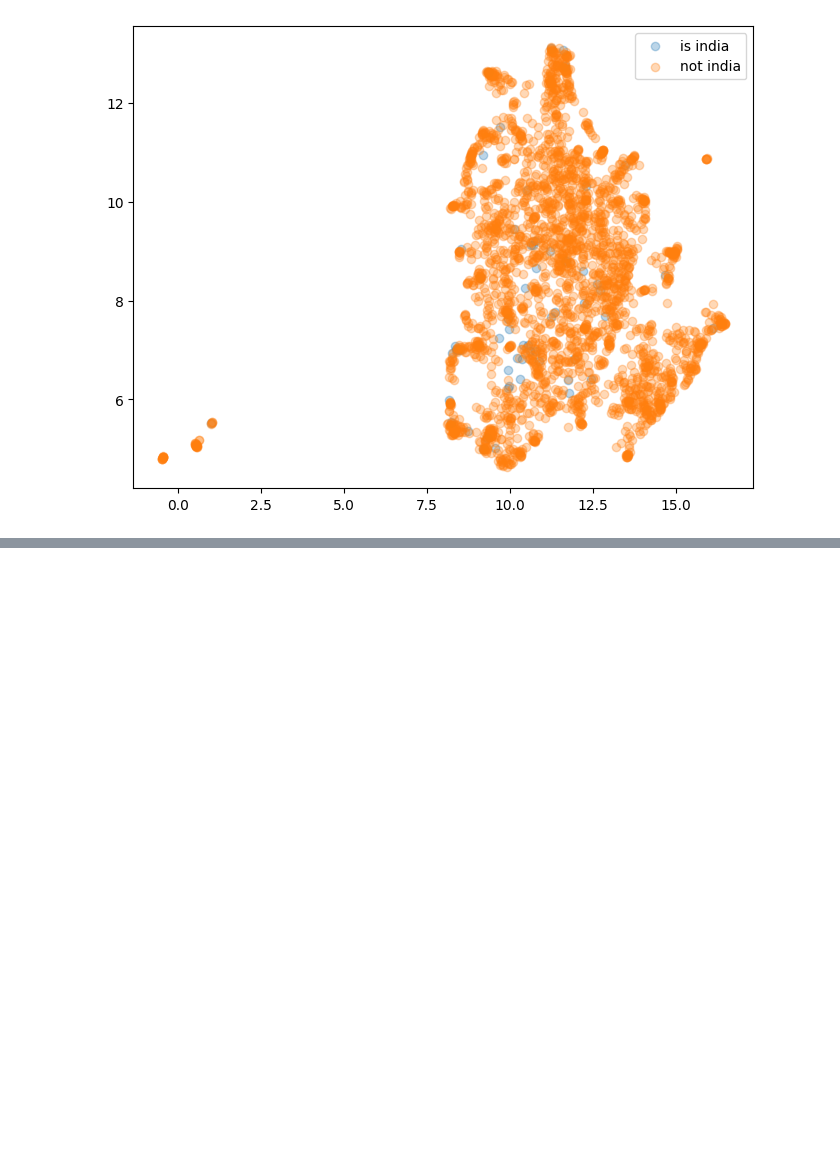
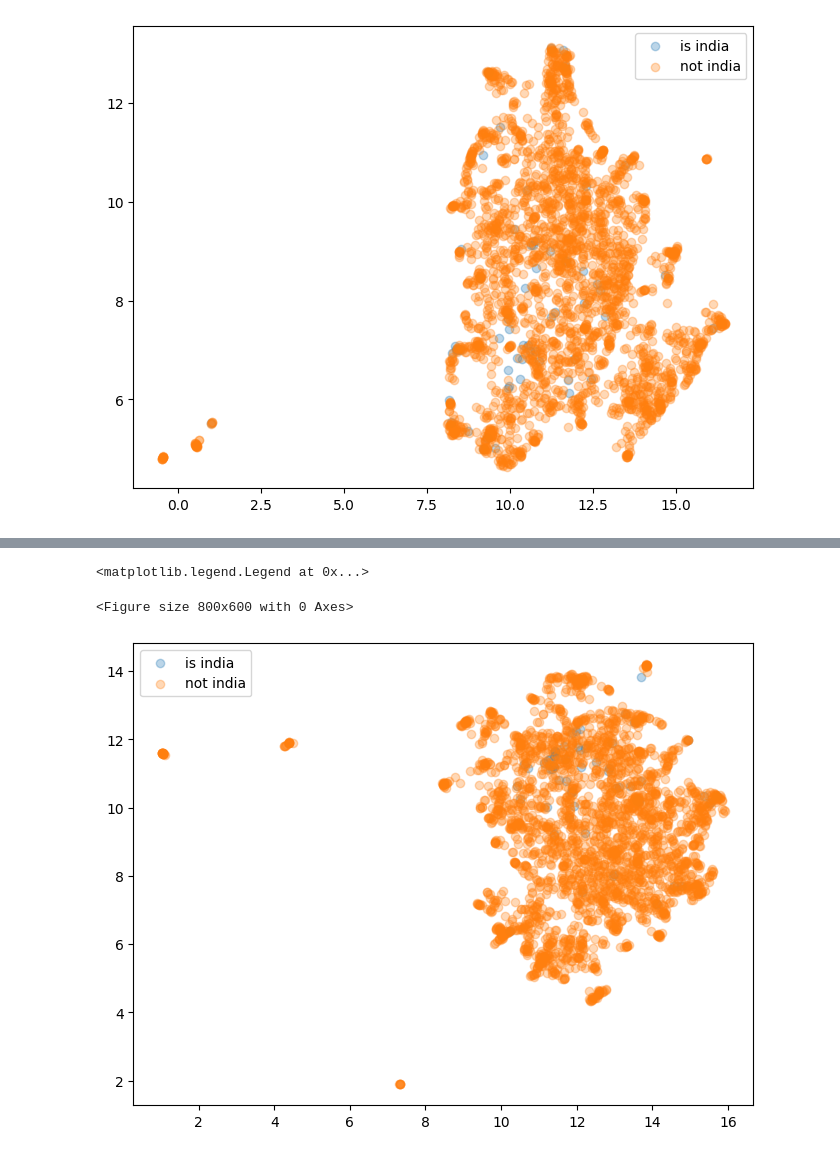
Before and after one commit to VICKCUL/CDP-project, a Jupyter notebook: CDP2010_9_7_hh.ipynb, the cells around one changed output, grey strips where cells are left out. Cells and saved outputs as stored; diff of their text form; code cells hidden in the pictures; blank space fills up the shorter version.

```diff
--- a/CDP2010_9_7_hh.ipynb
+++ b/CDP2010_9_7_hh.ipynb
@@ -731,0 +823,30 @@ plt.legend()
+# %%
+import umap.umap_ as umap
+
+# print(df1["MaxPool_embedding"].iloc[0].shape)
+
+reducer = umap.UMAP(n_components=2, random_state=42)
+reduced_embeddings = reducer.fit_transform(np.vstack(df1["SBert_embedding"].values))
+
+
+plt.figure(figsize=(8, 6))
+df1['x'] = reduced_embeddings[:, 0]
+df1['y'] = reduced_embeddings[:, 1]
+
+# Plot the t-SNE results, colored by 'Country' or 'label'
+plt.figure(figsize=(8, 6))
+
+
+subset = df1[df1["Country"] == "India"]
+plt.scatter(subset['x'], subset['y'], label="is india", alpha=0.3, edgecolors=None)
+
+subset = df1[df1["Country"] != "India"]
+plt.scatter(subset['x'], subset['y'], label="not india", alpha=0.3, edgecolors=None)
+
+
+
+plt.legend()
+# %% [output]
+<matplotlib.legend.Legend at 0x...>
+<Figure size 800x600 with 0 Axes>
+[figure, added]
```
Also changed, not shown: parts of 5 cells of this notebook.
